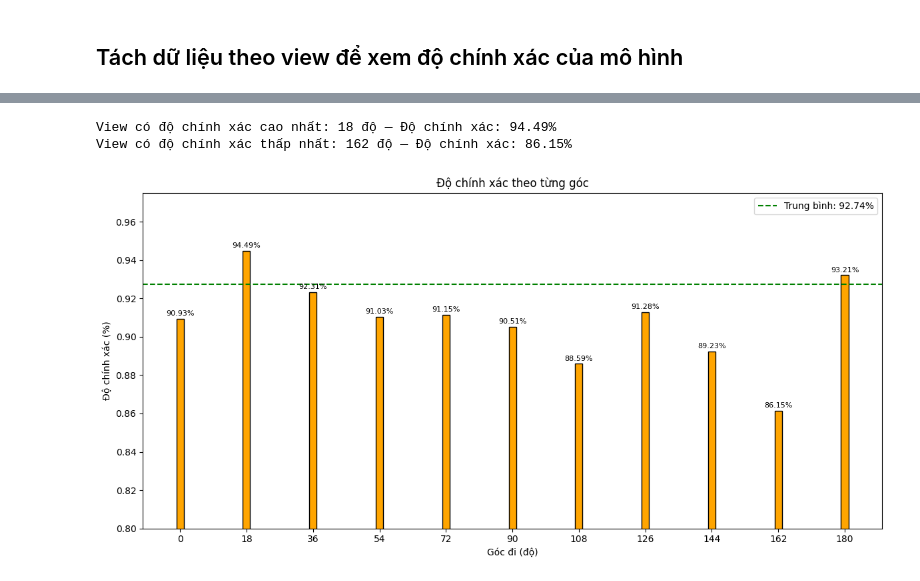
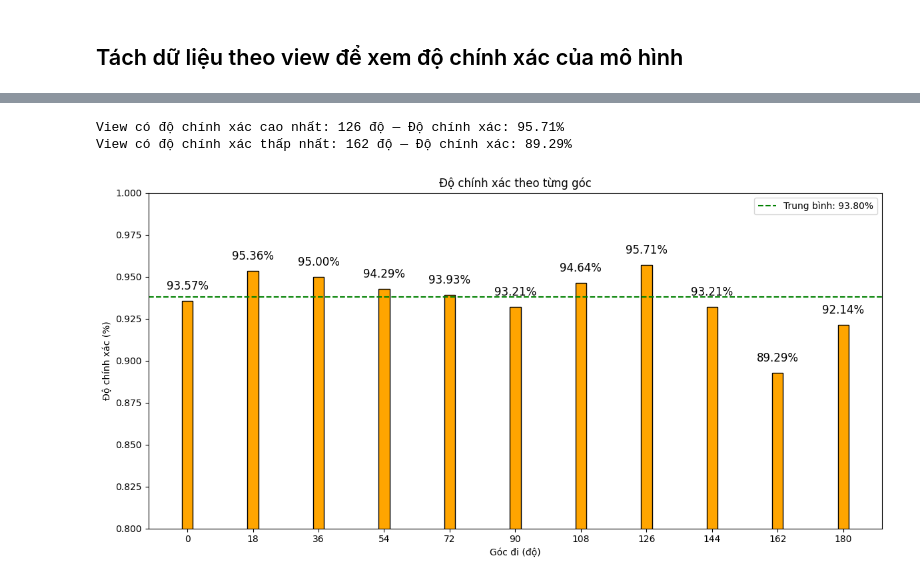
Before and after one commit to sillycroisant/GaitEnergy-Detection, a Jupyter notebook: 3_classify_and_visualize.ipynb, the cells around one changed output, grey strips where cells are left out. Drawn from its saved outputs; the diff is of its cells as text; code cells hidden in the pictures.

```diff
--- a/3_classify_and_visualize.ipynb
+++ b/3_classify_and_visualize.ipynb
@@ -28,7 +28,7 @@ from sklearn.metrics import accuracy_score
 mean_accuracy, y_pred = [], []
 
 rf_model = RandomForestClassifier(
-    n_estimators=100, max_depth=20,
+    n_estimators=300, max_depth=20,
     min_samples_split=2,min_samples_leaf=1,
     max_features='sqrt',bootstrap=True
     )
@@ -42,8 +42,7 @@ Accuracy: 92.74%
 # %%
 # Thử nghiệm xem accuracy thay đổi như thế nào khi thay đổi số k-thành phần
-k_range = list(range(1,19))
+k_range = list(range(1,19)) # với k từ 1 đến 18
 all_acc = []
-
 
 for k in k_range:
     temp_x_train = x_train[:,0:k]
@@ -53,7 +52,7 @@ for k in k_range:
 
 
     rf_model = RandomForestClassifier(
-        n_estimators=50, max_depth=20,
+        n_estimators=100, max_depth=20,
         min_samples_split=2,min_samples_leaf=1,
         max_features='sqrt',bootstrap=True
         )
@@ -372,0 +333,16 @@ for v in views:
+# %%
+# Sử dụng hàm đã sửa để vẽ confusion matrix cho từng góc
+from sklearn.metrics import accuracy_score
+
+view_acc = []
+for v in views:
+    y_test_view = y_test_by_view[views.index(v)]
+    y_pred_view = y_pred_by_view[views.index(v)]
+
+    acc = accuracy_score(y_test_view, y_pred_view)  # chuyển sang %
+    view_acc.append(acc)
+    draw_confusion_matrix(
+        y_test_view,
+        y_pred_view,
+        class_names,
+        title=f'Confusion Matrix for View {v}° - Accuracy: {acc*100:.2f}%')
@@ -375,38 +363,37 @@ for v in views:
 max_idx = view_acc.index(max(view_acc))
 min_idx = view_acc.index(min(view_acc))
 
 # Tìm giá trị view tương ứng
 best_view = views[max_idx]
 worst_view = views[min_idx]
 
 # In kết quả
 print(f'View có độ chính xác cao nhất: {best_view} độ — Độ chính xác: {view_acc[max_idx]*100:.2f}%')
 print(f'View có độ chính xác thấp nhất: {worst_view} độ — Độ chính xác: {view_acc[min_idx]*100:.2f}%')
 
 # Vẽ bar chart
 plt.figure(figsize=(12, 6))
-bars = plt.bar(views, view_acc, color='orange', edgecolor='black', width = 2)
+bars = plt.bar(views, view_acc, color='orange', edgecolor='black', width = 3)
 
 # Vẽ đường thẳng thể hiện accuracy trung bình
 plt.axhline(mean_accuracy, color='green', linestyle='--', label=f'Trung bình: {mean_accuracy*100:.2f}%')
 
 # Gắn nhãn trục
 plt.xlabel('Góc đi (độ)')
 plt.ylabel('Độ chính xác (%)')
 plt.title('Độ chính xác theo từng góc')
 plt.xticks(views)
-plt.ylim(0.8, 0.975)
+plt.ylim(0.8, 1.0)
 plt.legend()
 
-# Hiển thị giá trị trên từng cột
 for bar in bars:
     height = bar.get_height()
-    plt.text(bar.get_x() + bar.get_width()/2, height + 0.001, f'{height*100:.2f}%',
-             ha='center', va='bottom', fontsize=8)
+    plt.text(bar.get_x() + bar.get_width()/2, height + 0.005, f'{height*100:.2f}%',
+             ha='center', va='bottom', fontsize=12)
 
 plt.tight_layout()
 plt.show()
 # %% [output]
-View có độ chính xác cao nhất: 18 độ — Độ chính xác: 94.49%
-View có độ chính xác thấp nhất: 162 độ — Độ chính xác: 86.15%
+View có độ chính xác cao nhất: 126 độ — Độ chính xác: 95.71%
+View có độ chính xác thấp nhất: 162 độ — Độ chính xác: 89.29%
-[figure, old version]
+[figure, new version]
```
Also changed, not shown: parts of 19 cells of this notebook, 6 other files.
